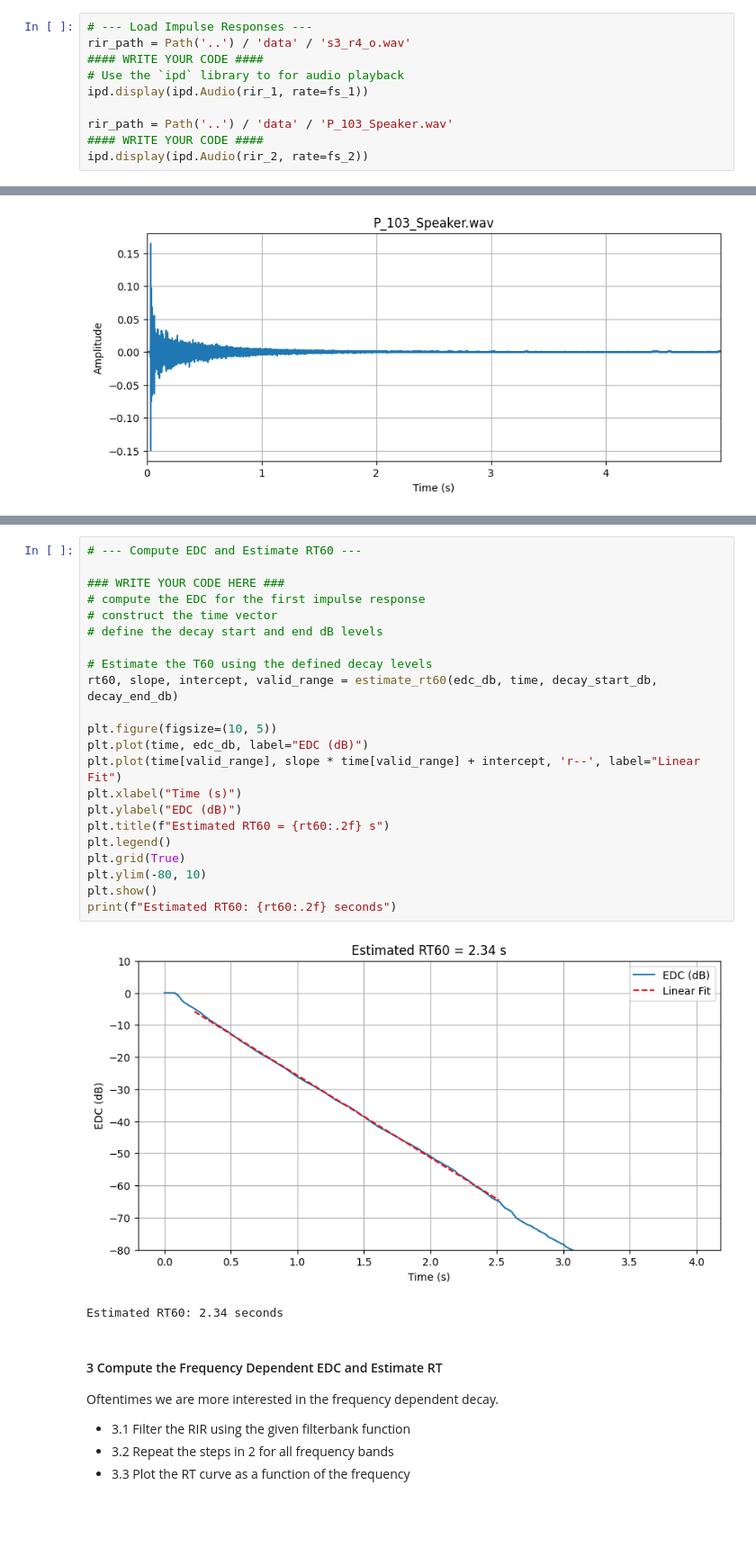
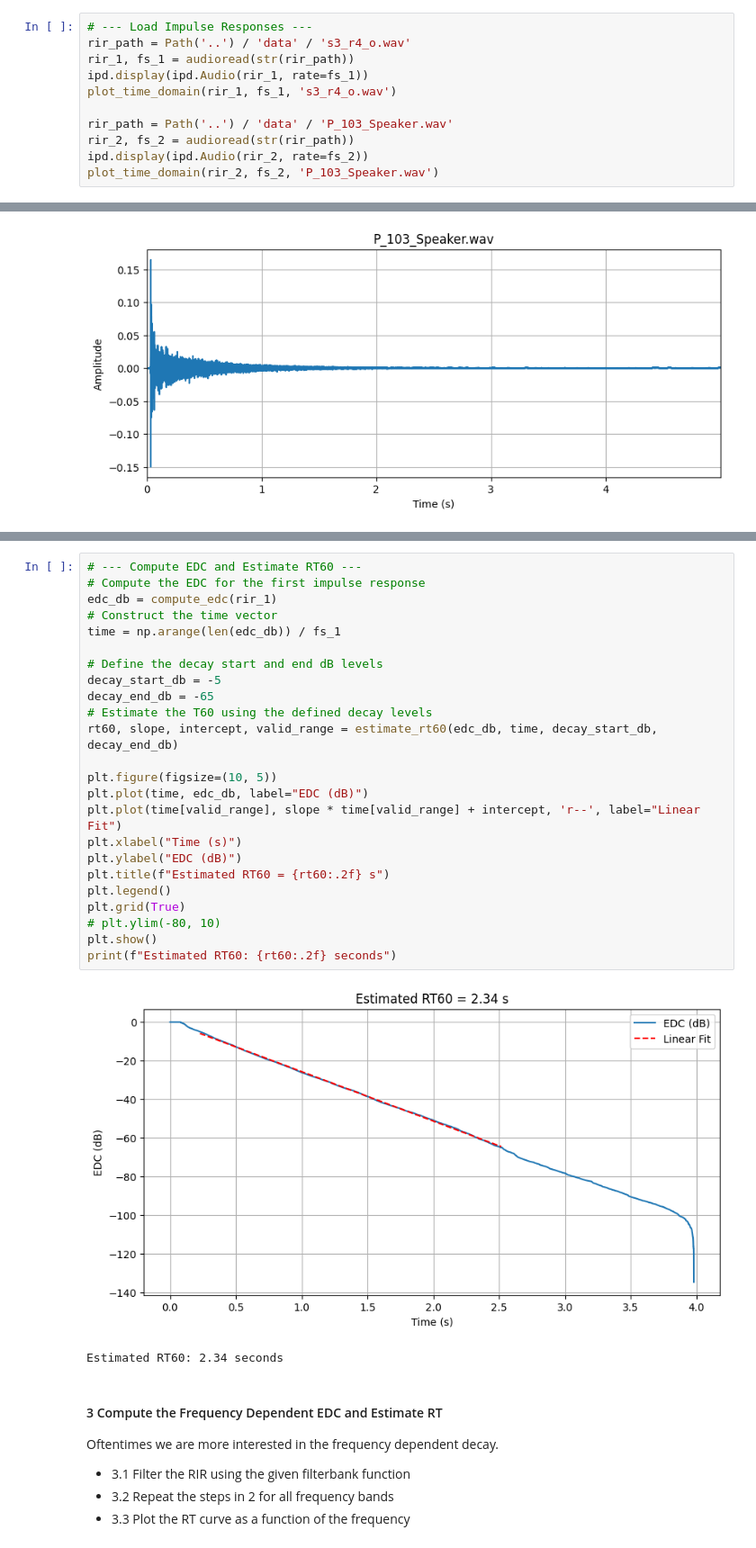
Before and after one commit to orchidas/VAIAWorkshop25Public, a Jupyter notebook: notebooks/lecture01.ipynb, the cells around one changed output, grey strips where cells are left out. Shown at 90% size. Drawn from its saved outputs; the diff is of its cells as text; blank space fills up the shorter version.

```diff
--- a/notebooks/lecture01.ipynb
+++ b/notebooks/lecture01.ipynb
@@ -36,13 +36,14 @@ We will be using two impulse responses present in the `data/.` folder: `s3_r4_o.
 # %%
 # --- Load Impulse Responses ---
 rir_path = Path('..') / 'data' / 's3_r4_o.wav'
-#### WRITE YOUR CODE ####
-# Use the `ipd` library to for audio playback
+rir_1, fs_1 = audioread(str(rir_path))
 ipd.display(ipd.Audio(rir_1, rate=fs_1))
+plot_time_domain(rir_1, fs_1, 's3_r4_o.wav')
 
 rir_path = Path('..') / 'data' / 'P_103_Speaker.wav'
-#### WRITE YOUR CODE ####
+rir_2, fs_2 = audioread(str(rir_path))
 ipd.display(ipd.Audio(rir_2, rate=fs_2))
+plot_time_domain(rir_2, fs_2, 'P_103_Speaker.wav')
 # %% [output]
 [interactive output not drawn]
 [figure]
@@ -57,28 +58,30 @@ For `s3_r4_o.wav` do the following:
 - 2.4 Plot the EDC and the linear fit.
 # %%
 # --- Compute EDC and Estimate RT60 ---
+# Compute the EDC for the first impulse response
+edc_db = compute_edc(rir_1)
+# Construct the time vector
+time = np.arange(len(edc_db)) / fs_1
 
-### WRITE YOUR CODE HERE ###
-# compute the EDC for the first impulse response
-# construct the time vector
-# define the decay start and end dB levels
-
+# Define the decay start and end dB levels
+decay_start_db = -5
+decay_end_db = -65
 # Estimate the T60 using the defined decay levels
 rt60, slope, intercept, valid_range = estimate_rt60(edc_db, time, decay_start_db, decay_end_db)
 
 plt.figure(figsize=(10, 5))
 plt.plot(time, edc_db, label="EDC (dB)")
 plt.plot(time[valid_range], slope * time[valid_range] + intercept, 'r--', label="Linear Fit")
 plt.xlabel("Time (s)")
 plt.ylabel("EDC (dB)")
 plt.title(f"Estimated RT60 = {rt60:.2f} s")
 plt.legend()
 plt.grid(True)
-plt.ylim(-80, 10)
+# plt.ylim(-80, 10)
 plt.show()
 print(f"Estimated RT60: {rt60:.2f} seconds")
 # %% [output]
-[figure, old version]
+[figure, new version]
 Estimated RT60: 2.34 seconds
 # %% [markdown]
 #### 3 Compute the Frequency Dependent EDC and Estimate RT
```
Also changed, not shown: parts of 6 cells of this notebook, 2 other files.
